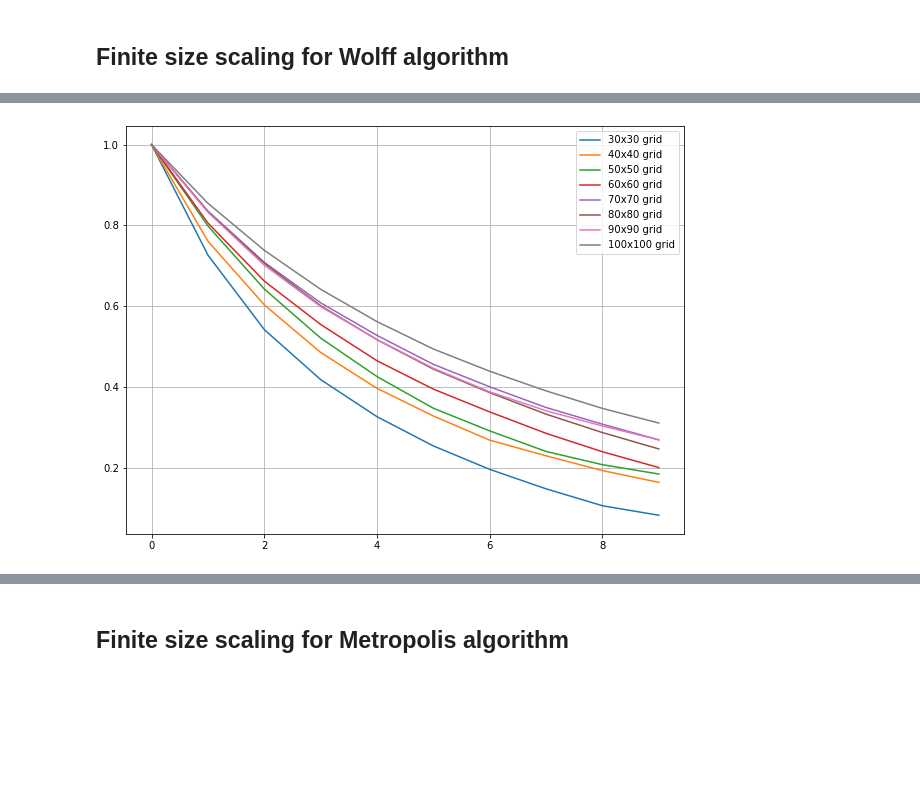
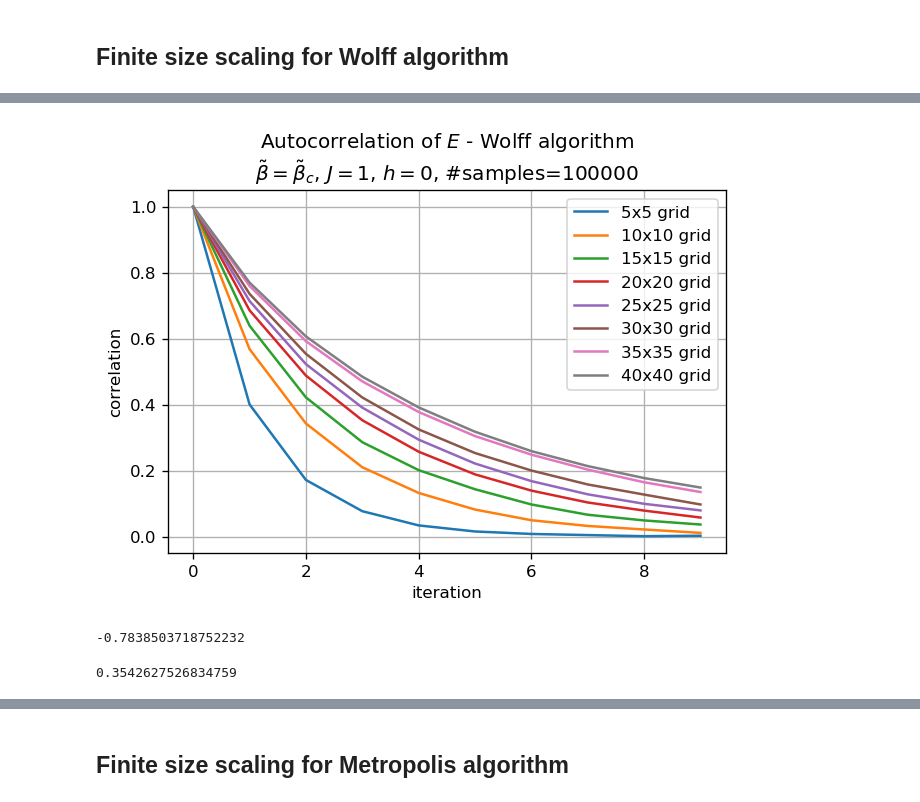
Before and after one commit to juhdanad/computational-physics-project-bonn-2021, a Jupyter notebook: subproject-mcmc-wolff-speed-comparison.ipynb, the cells around one changed output, grey strips where cells are left out. Drawn from its saved outputs; the diff is of its cells as text; code cells hidden in the pictures; blank space fills up the shorter version.

```diff
--- a/subproject-mcmc-wolff-speed-comparison.ipynb
+++ b/subproject-mcmc-wolff-speed-comparison.ipynb
@@ -7,12 +7,11 @@ import numpy as np
 import matplotlib.pyplot as plt
 import scipy.special
 from ising_common_procedures import *
-from scipy.stats import linregress
+from scipy.stats import linregress,t
 from tqdm import tqdm
 from tqdm import trange
 
 plot_colors=['tab:blue','tab:orange','tab:green','tab:red']
-beta_c=np.log(1+np.sqrt(2))/2
 # %%
 def acorr(j,beta,L,warm,meas):
     arr=init_grid((L,L))
@@ -58,6 +53,0 @@ plt.plot(acorr_list[beta])
-# %%
-fig, ax=plt.subplots(1,1, figsize=(10,7.5))
-for n,val in sorted(acorr_list.items()):
-    ax.plot(val[:5],label=r'$\tilde\beta='+f'{n}$')
-ax.legend()
-ax.grid()
@@ -83,16 +85,20 @@ def GammaNormalized(array,values):
 # %%
+e_acorr={}
 m_acorr={}
+c_avg={}
 # constants
 num_warmup=6000
-num_meas=10000
+num_meas=100000
 j=1
-beta=0.4406
+beta=beta_c
 # output array for magnetic moment and energy
 cluster_result=np.zeros(num_meas)
 m_result=np.zeros(num_meas)
 e_result=np.zeros(num_meas)
-for n in tqdm([30,40,50,60,70,80,90,100,110,120,130,140]):
+for n in tqdm([5,10,15,20,25,30,35,40]):
     arr=init_grid((n,n))
     wolff_step(arr,beta,j,num_warmup)
     wolff_measurement_full(arr, beta, j, cluster_result, m_result,e_result)
-    m_acorr[n]=GammaNormalized((e_result),range(10))
+    m_acorr[n]=GammaNormalized(m_result,range(10))
+    e_acorr[n]=GammaNormalized(e_result,range(10))
+    c_avg[n]=np.average(cluster_result)
@@ -100,0 +105,10 @@ KeyboardInterrupt:
+# %%
+fig_acorr_wolff_m, ax=plt.subplots(1,1,dpi=120)
+for n,val in m_acorr.items():
+    ax.plot(val,label=f'{n}x{n} grid')
+ax.set_title(f'Autocorrelation of $m$ - Wolff algorithm\n'+r'$\tilde\beta=\tilde\beta_c$'+f', $J={j}$, $h=0$, #samples={num_meas}')
+ax.legend()
+ax.set_xlabel(r'iteration')
+ax.set_ylabel(r'correlation')
+ax.grid()
+fig_acorr_wolff_m.savefig('images/critical-wolff-m.png')
@@ -101,9 +117,21 @@ KeyboardInterrupt:
 # %%
-fig, ax=plt.subplots(1,1, figsize=(10,7.5))
-for n,val in sorted(m_acorr.items()):
+fig_acorr_wolff_e, ax=plt.subplots(1,1,dpi=120)
+for n,val in e_acorr.items():
     ax.plot(np.abs(val),label=f'{n}x{n} grid')
+ax.set_title(f'Autocorrelation of $E$ - Wolff algorithm\n'+r'$\tilde\beta=\tilde\beta_c$'+f', $J={j}$, $h=0$, #samples={num_meas}')
 ax.legend()
+ax.set_xlabel(r'iteration')
+ax.set_ylabel(r'correlation')
 ax.grid()
+fig_acorr_wolff_e.savefig('images/critical-wolff-e.png')
 # %% [output]
-[figure, old version]
+[figure, new version]
+# %%
+extract_exponent_wolff({n:np.abs(data) for n,data in m_acorr.items()},c_avg)
+# %% [output]
+-0.7838503718752232
+# %%
+extract_exponent_wolff(e_acorr,c_avg)
+# %% [output]
+0.3542627526834759
 # %%
```
Also changed, not shown: parts of 50 cells of this notebook, 43 other files.
